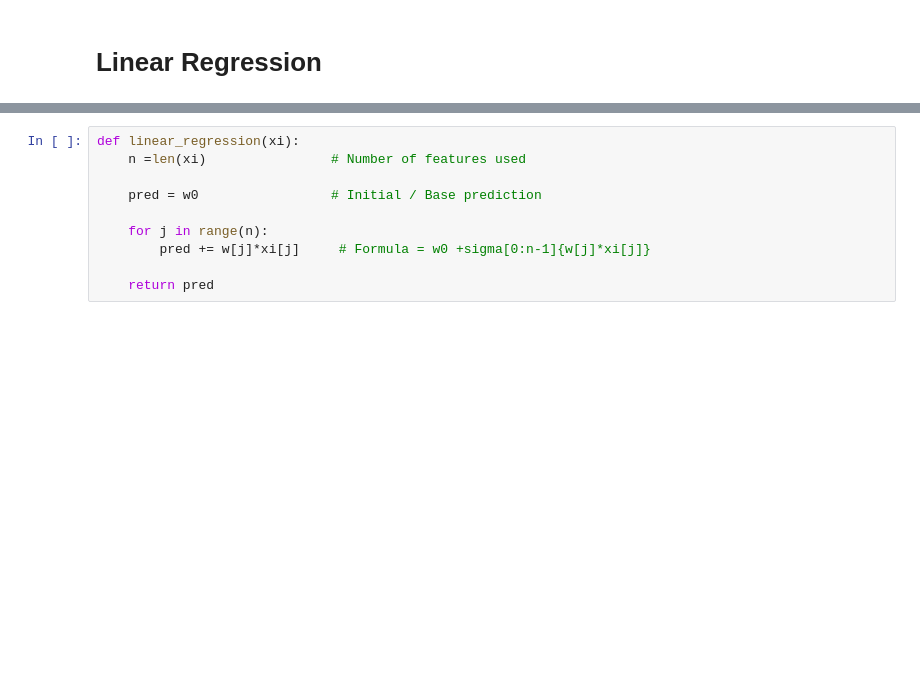
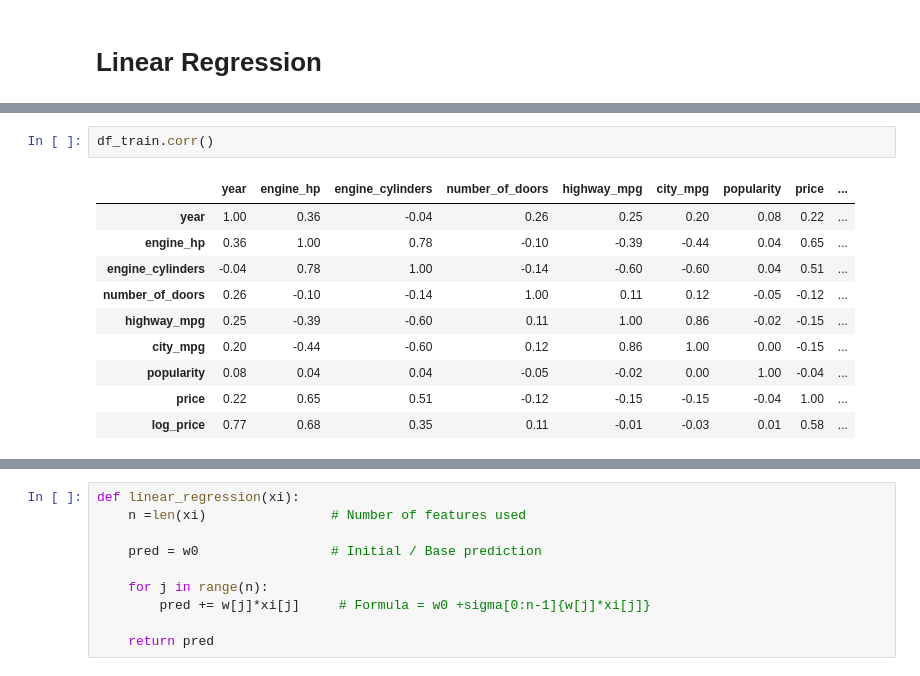
Before and after one commit to a7madmostafa/Learn-ML-by-Projects, a Jupyter notebook: Regression_Car_Price_Prediction.ipynb, the cells around one changed output, grey strips where cells are left out. Drawn from its saved outputs; the diff is of its cells as text; blank space fills up the shorter version.

```diff
--- a/Regression_Car_Price_Prediction.ipynb
+++ b/Regression_Car_Price_Prediction.ipynb
@@ -511,3 +540,16 @@ def prepare_X(df):
 ![image.png](https://learning.oreilly.com/api/v2/epubs/urn:orm:book:9781617296819/files/OEBPS/Images/02_10-Equation_2-9.png)
 
 ![image.png](https://learning.oreilly.com/api/v2/epubs/urn:orm:book:9781617296819/files/OEBPS/Images/02_10-Equation_2-10.png)
+# %%
+df_train.corr()
+# %% [output]
+|  | year | engine_hp | engine_cylinders | number_of_doors | highway_mpg | city_mpg | popularity | price | ... |
+| year | 1.00 | 0.36 | -0.04 | 0.26 | 0.25 | 0.20 | 0.08 | 0.22 | ... |
+| engine_hp | 0.36 | 1.00 | 0.78 | -0.10 | -0.39 | -0.44 | 0.04 | 0.65 | ... |
+| engine_cylinders | -0.04 | 0.78 | 1.00 | -0.14 | -0.60 | -0.60 | 0.04 | 0.51 | ... |
+| number_of_doors | 0.26 | -0.10 | -0.14 | 1.00 | 0.11 | 0.12 | -0.05 | -0.12 | ... |
+| highway_mpg | 0.25 | -0.39 | -0.60 | 0.11 | 1.00 | 0.86 | -0.02 | -0.15 | ... |
+| city_mpg | 0.20 | -0.44 | -0.60 | 0.12 | 0.86 | 1.00 | 0.00 | -0.15 | ... |
+| popularity | 0.08 | 0.04 | 0.04 | -0.05 | -0.02 | 0.00 | 1.00 | -0.04 | ... |
+| price | 0.22 | 0.65 | 0.51 | -0.12 | -0.15 | -0.15 | -0.04 | 1.00 | ... |
+| log_price | 0.77 | 0.68 | 0.35 | 0.11 | -0.01 | -0.03 | 0.01 | 0.58 | ... |
```
Also changed, not shown: parts of 26 cells of this notebook.
